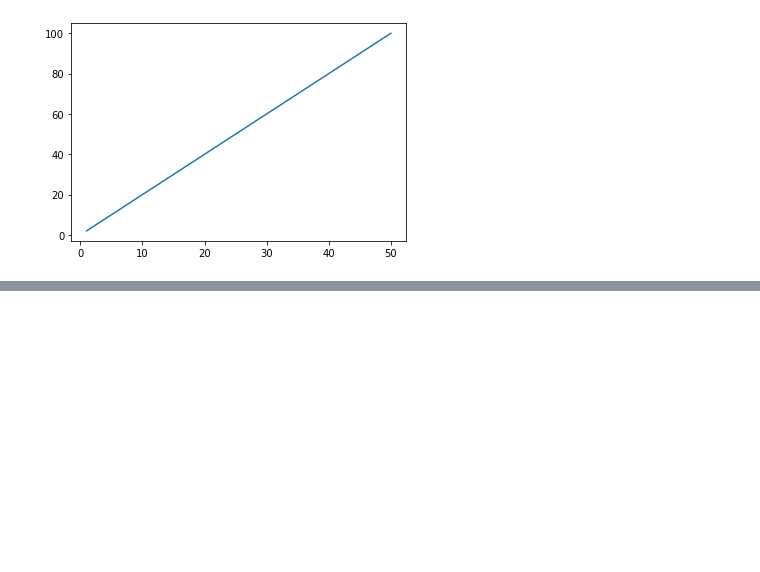
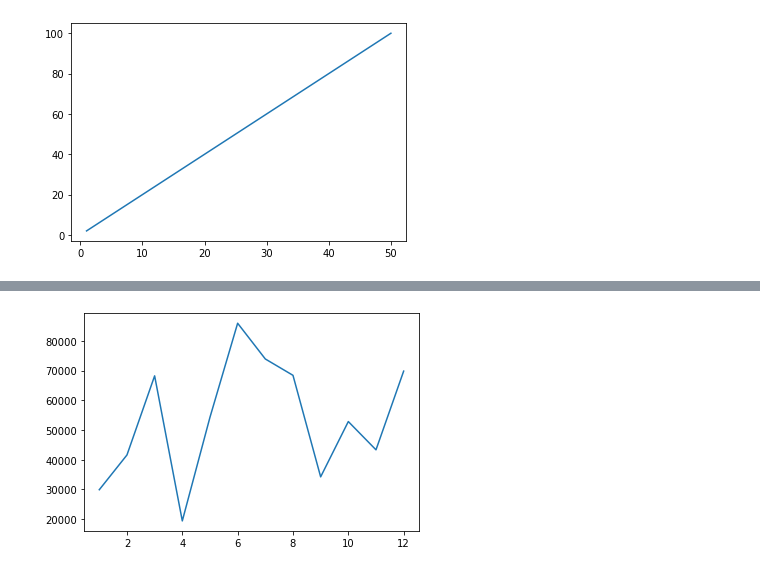
Before and after one commit to uyi1001/PythonRep, a Jupyter notebook: Note 8 Lines.ipynb, the cells around one changed output, grey strips where cells are left out. Saved outputs shown, nothing was run; the diff lists cells and outputs as text; code cells hidden in the pictures; blank space fills up the shorter version.

```diff
--- a/Note 8 Lines.ipynb
+++ b/Note 8 Lines.ipynb
@@ -38,3 +38,5 @@ plt.plot(x, 2*x)
 plt.show()
 # %% [output]
 [figure]
+# %%
+data = pd.read_csv('monthly sales.csv')
@@ -40,0 +59,5 @@ plt.show()
+# %%
+plt.plot(data['month'],data['sales'])
+plt.show()
+# %% [output]
+[figure, added]
```
Also changed, not shown: parts of 8 cells of this notebook.
